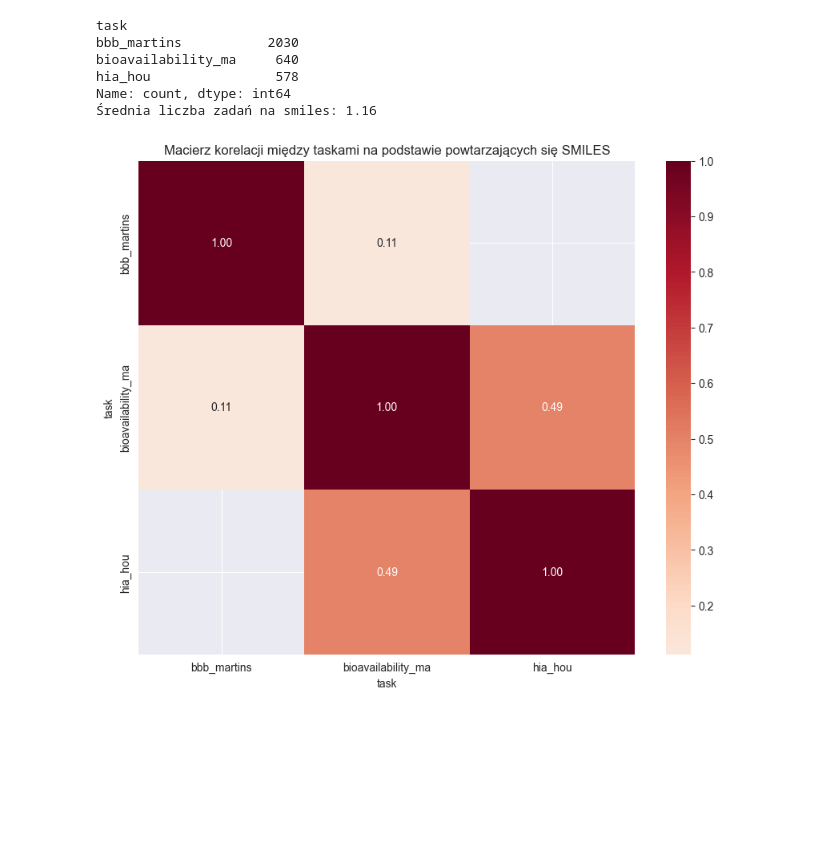
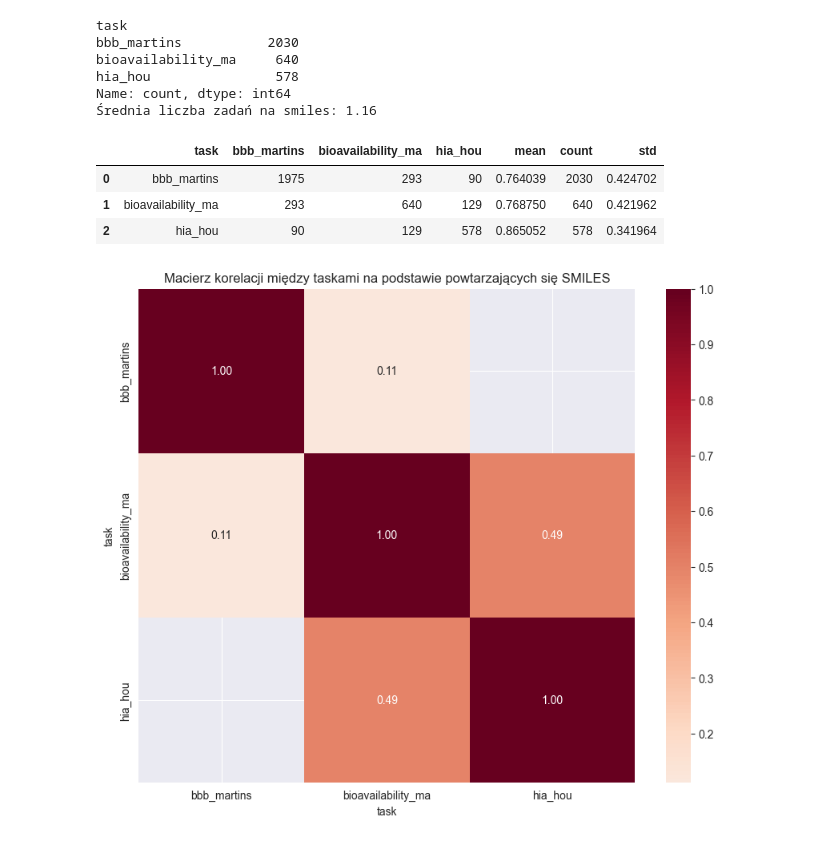
Before and after one commit to FBI223/ADMET_MULTI_TASK_LEARNING, a Jupyter notebook: TODO/zadanie1/michal/zad1.ipynb, the cells around one changed output. Saved outputs shown, nothing was run; the diff lists cells and outputs as text; code cells hidden in the pictures; blank space fills up the shorter version.

```diff
--- a/TODO/zadanie1/michal/zad1.ipynb
+++ b/TODO/zadanie1/michal/zad1.ipynb
@@ -20,14 +59,26 @@ C:\Users\kopcz\admet\TODO\zadanie1\michal
 # %%
 print(df['task'].value_counts())
 avg_tasks = df.groupby('smiles')['task'].nunique().mean()
 print(f"Średnia liczba zadań na smiles: {avg_tasks:.2f}")
+presence_mask = df_wide.notna().astype(int)
+# 2. Iloczyn macierzowy maski z jej transpozycją
+# To da nam liczbę wierszy, w których oba zadania mają nie-puste wartości
+overlap_matrix = presence_mask.T @ presence_mask
+
+stats_df = df.groupby('task')['label'].agg(['mean', 'count', 'std']).reset_index()
+overlap_matrix = overlap_matrix.merge(stats_df, on='task')
+overlap_matrix.head()
 # %% [output]
 task
 bbb_martins           2030
 bioavailability_ma     640
 hia_hou                578
 Name: count, dtype: int64
 Średnia liczba zadań na smiles: 1.16
+|  | task | bbb_martins | bioavailability_ma | hia_hou | mean | count | std |
+| 0 | bbb_martins | 1975 | 293 | 90 | 0.764039 | 2030 | 0.424702 |
+| 1 | bioavailability_ma | 293 | 640 | 129 | 0.768750 | 640 | 0.421962 |
+| 2 | hia_hou | 90 | 129 | 578 | 0.865052 | 578 | 0.341964 |
 # %%
 mask = df.groupby('smiles')['task'].transform('nunique') > 1
 duplicated_rows = df[df.groupby('smiles')['task'].transform('nunique') > 1].sort_values('smiles')
```
Also changed, not shown: parts of 8 cells of this notebook.
